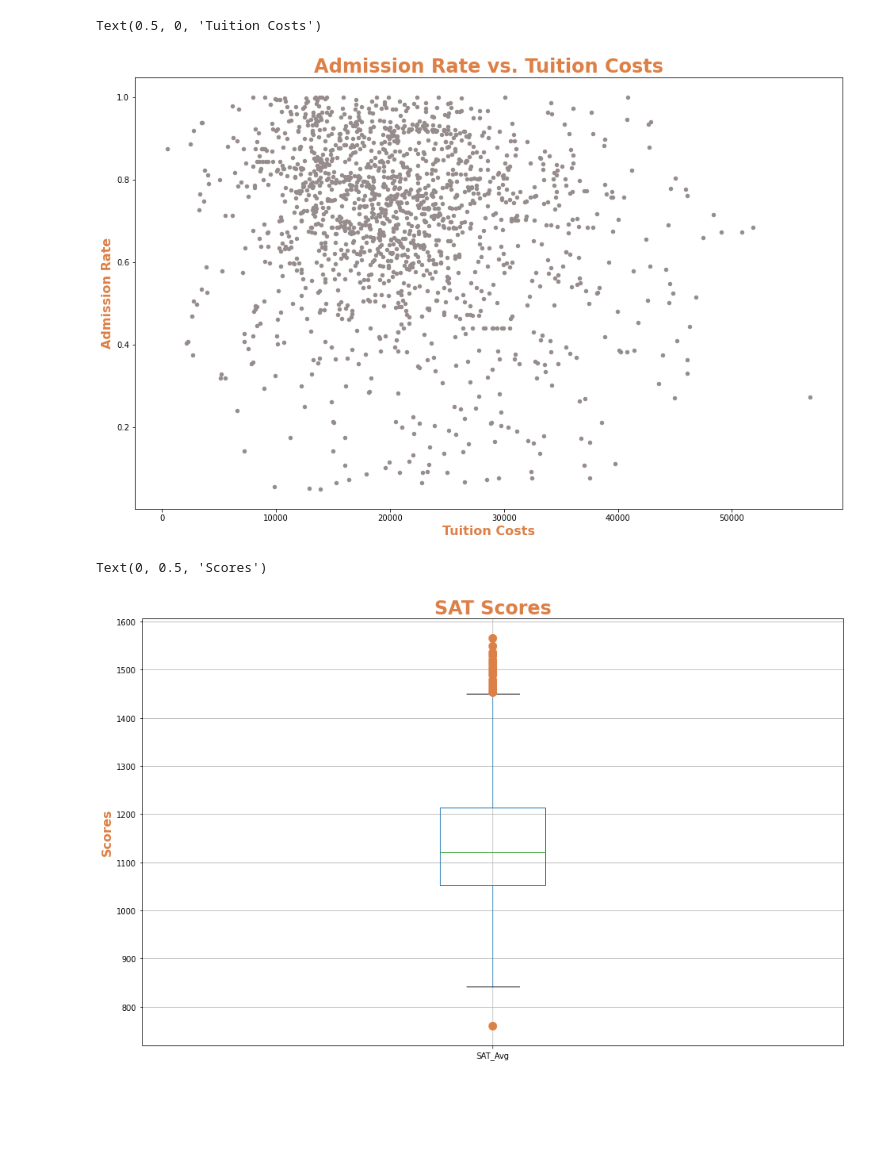
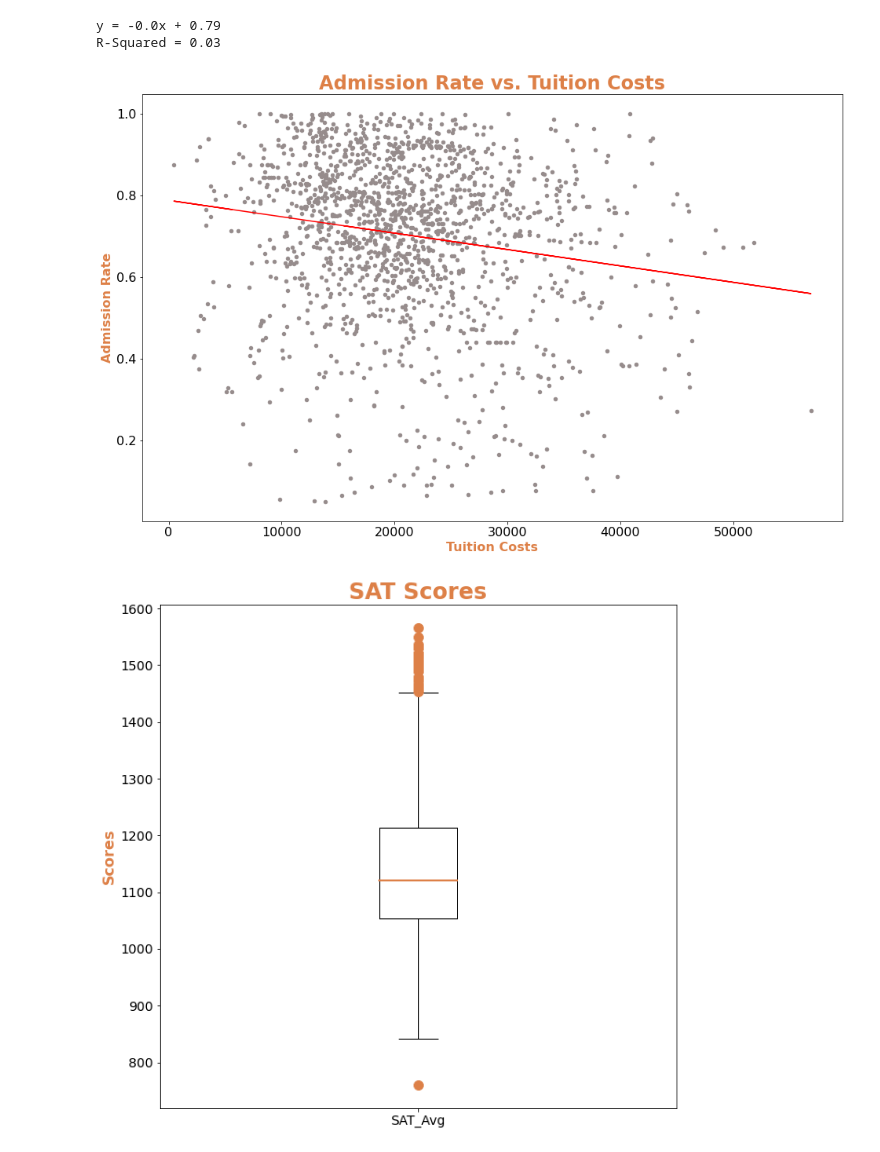
Before and after one commit to JeffPinegar/Proj1_undergraduate, a Jupyter notebook: Admissions.ipynb, the cells around one changed output. Saved outputs shown, nothing was run; the diff lists cells and outputs as text; code cells hidden in the pictures; blank space fills up the shorter version.

```diff
--- a/Admissions.ipynb
+++ b/Admissions.ipynb
@@ -35,7 +38,15 @@ color_dict = {'flierprops':dict(markeredgecolor = color_rust,
                                 marker = 'o',                                   # set the outlier marker shape
                                 markersize=10)}
 
-df.boxplot("admin_rate", figsize=(16,10),**color_dict)
+medianprops = dict(linestyle='-', linewidth=2, color=color_rust)
+
+df.boxplot("admin_rate",
+            figsize=(10,10),
+            fontsize = 14,
+            grid = False,
+            medianprops=medianprops,
+            color='black',
+            **color_dict)
 
 plt.title('College Admission Rates',fontsize = 24,fontweight="bold", color=color_rust)
 
@@ -52,6 +62,6 @@ Text(0, 0.5, 'Rate of Acceptance')
 # %%
 # scatter plot of Admission Rate vs Tuition costs
-ax = df.plot.scatter(x="avg_net_price", y="admin_rate",figsize=(16,10),color=color_taupe)
+ax = df.plot.scatter(x="avg_net_price", y="admin_rate",figsize=(16,10),color=color_taupe, fontsize=16)
 
 plt.title("Admission Rate vs. Tuition Costs",color=color_rust, fontsize = 24, fontweight="bold")
 
@@ -65,32 +75,54 @@ plt.xlabel('Tuition Costs',                # Add a x-axis description
             color=color_rust,
             fontweight="bold")
 
+xdata = df['avg_net_price']
+ydata = df['admin_rate']
+
+
+    # linear Regression equation calculation
+(slope, intercept, rvalue, pvalue, stderr) = linregress(xdata, ydata)
+regress_values = xdata * slope + intercept
+
+    # create a string annoation that for the equation of the line and r**2
+line_eq_str = "y = " + str(round(slope,5)) + "x + " + str(round(intercept,2))
+r_square_str = f'R-Squared = {round(rvalue**2,2)}'
+plt.plot(xdata,regress_values,'red')
+
+print(line_eq_str)
+print(r_square_str)
+
 save_fig = os.path.join('.', 'Output', 'Adm_ratescatter.jpg')
 plt.savefig(save_fig, bbox_inches='tight')
 # %% [output]
-Text(0.5, 0, 'Tuition Costs')
+y = -0.0x + 0.79
+R-Squared = 0.03
-[figure, old version]
+[figure, new version]
 # %%
 # box plot of SAT Scores
 
 color_dict = {'flierprops':dict(markeredgecolor = color_rust,                   # set the color of the outlier outline
                                 markerfacecolor = color_rust,                   # set the color of the outlier fill
                                 marker = 'o',                                   # set the outlier marker shape
                                 markersize=10)}
 
-df.boxplot("SAT_Avg", figsize=(16,10), **color_dict)
+df.boxplot("SAT_Avg",
+            figsize=(10,10),
+            fontsize = 14,
+            grid = False,
+            medianprops=medianprops,
+            color='black',
+            **color_dict)
 
 plt.title('SAT Scores',fontsize = 24,fontweight="bold",color=color_rust)
 
 plt.ylabel('Scores',                # Add a y-axis description
             fontsize = 16,
             color=color_rust,
             fontweight="bold")
 
 save_fig = os.path.join('.', 'Output', 'SATbox.jpg')
 plt.savefig(save_fig, bbox_inches='tight')
 # %% [output]
-Text(0, 0.5, 'Scores')
-[figure, old version]
+[figure, new version]
 # %%
 # scatter plot of SAT scores vs Tuition costs
```
Also changed, not shown: parts of 3 cells of this notebook, 14 other files.
